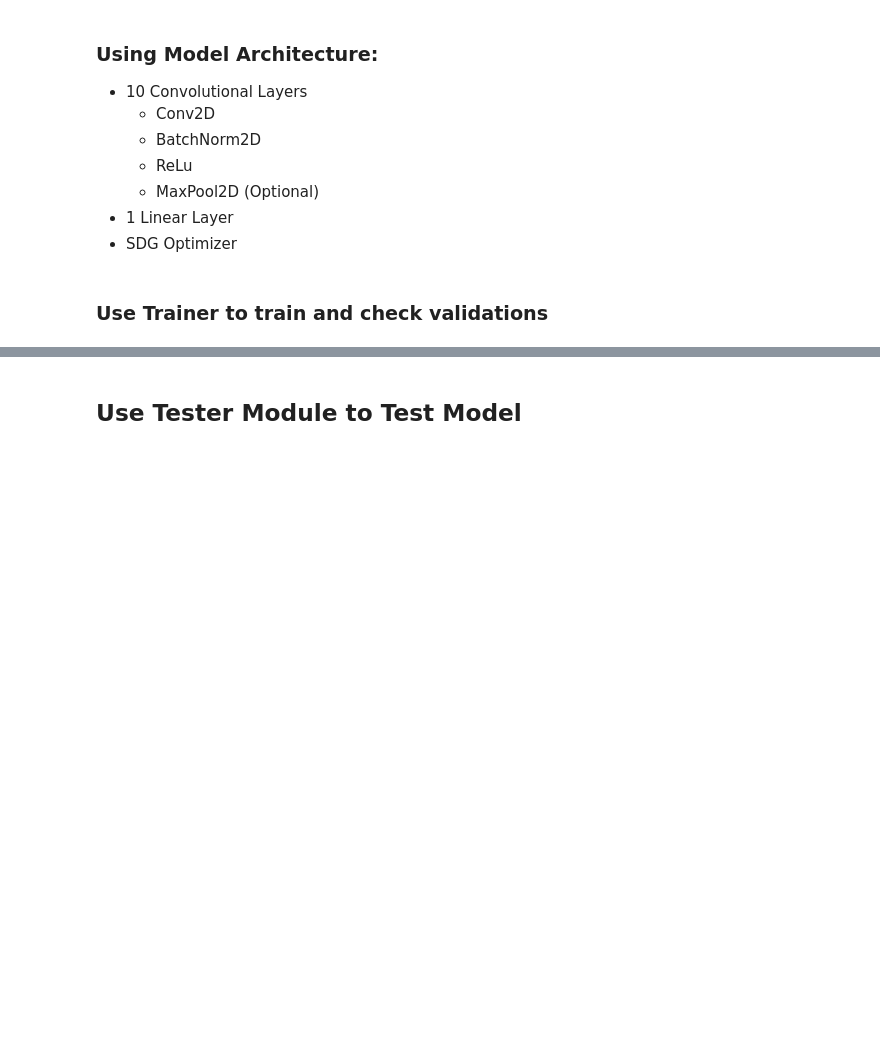
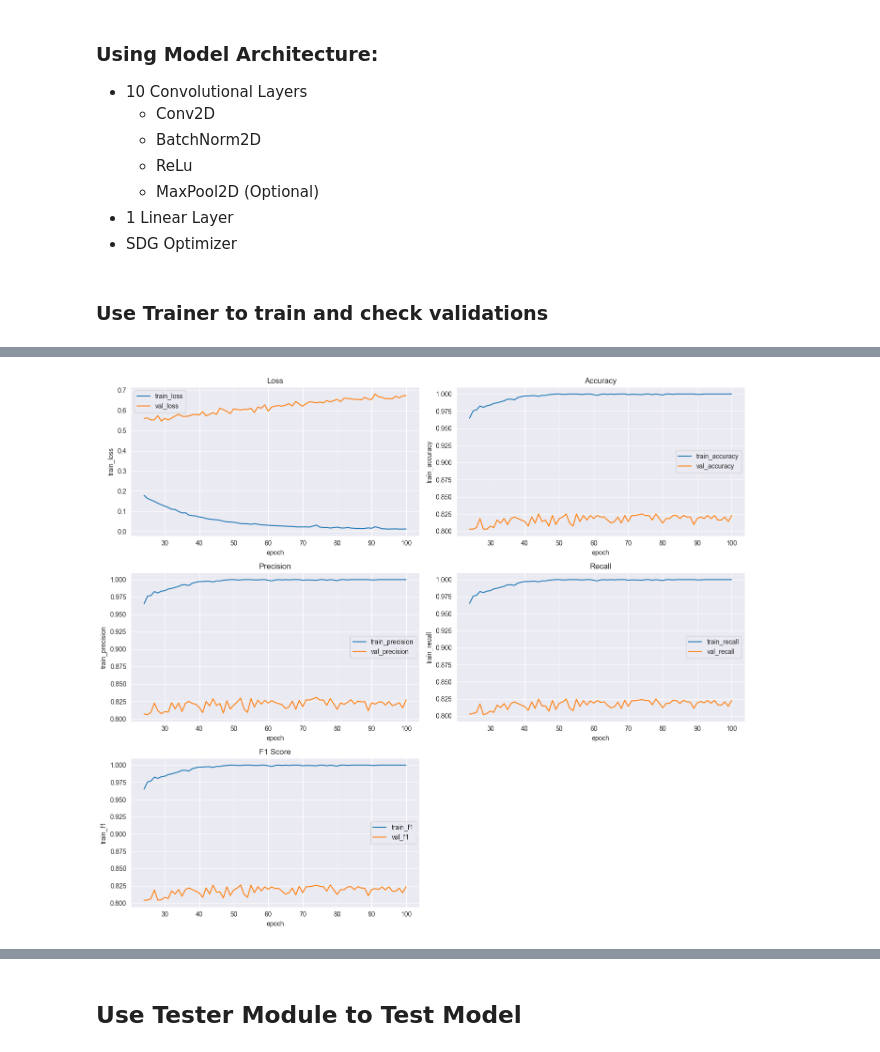
Before and after one commit to tikadatta2005/efficient-surveillance-threat-recognition, a Jupyter notebook: experiments/experiment2.ipynb, the cells around one changed output, grey strips where cells are left out. Saved outputs shown, nothing was run; the diff lists cells and outputs as text; code cells hidden in the pictures; blank space fills up the shorter version.

```diff
--- a/experiments/experiment2.ipynb
+++ b/experiments/experiment2.ipynb
@@ -158,7 +180,9 @@ df = plot_training_metrics(history)
 # %%
 filtered_df = df[
-    (df["val_accuracy"] >= 0.75) &
-    (df["val_f1"] >= 0.75)
+    (df["val_accuracy"] >= 0.8) &
+    (df["val_f1"] >= 0.8)
 ].to_dict()
 
 high_accuracy_df = plot_training_metrics(filtered_df)
+# %% [output]
+[figure, added]
```
Also changed, not shown: parts of 11 cells of this notebook, 5 other files.
